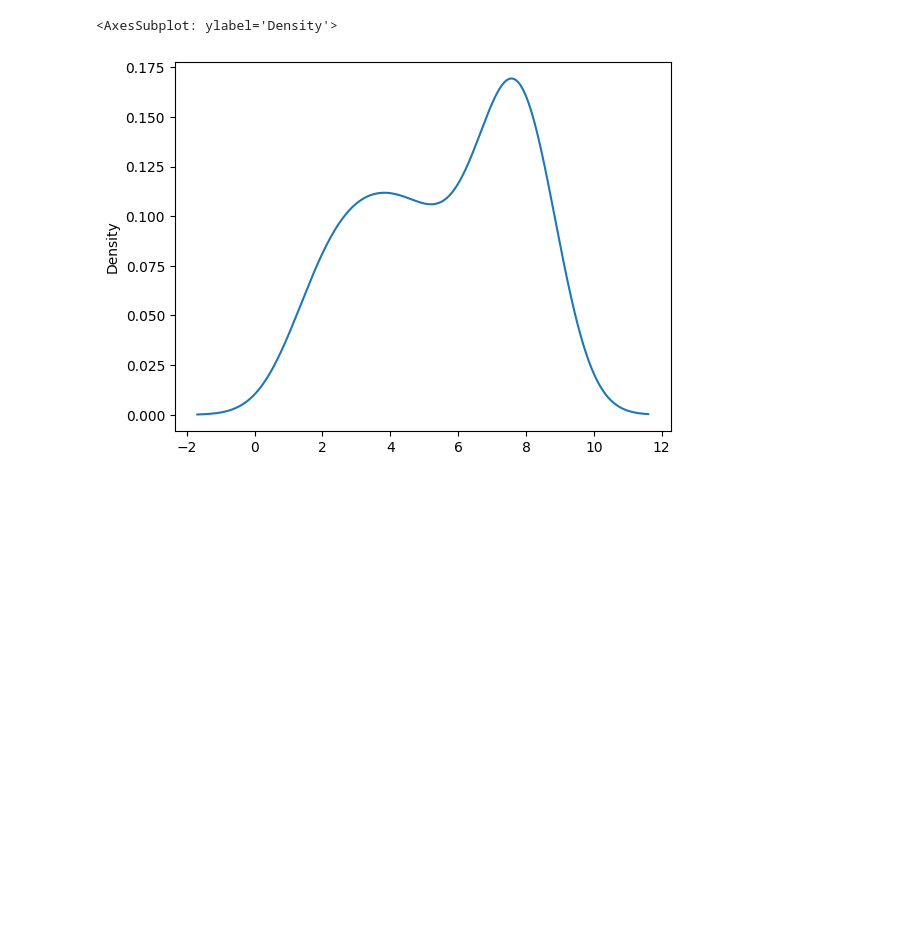
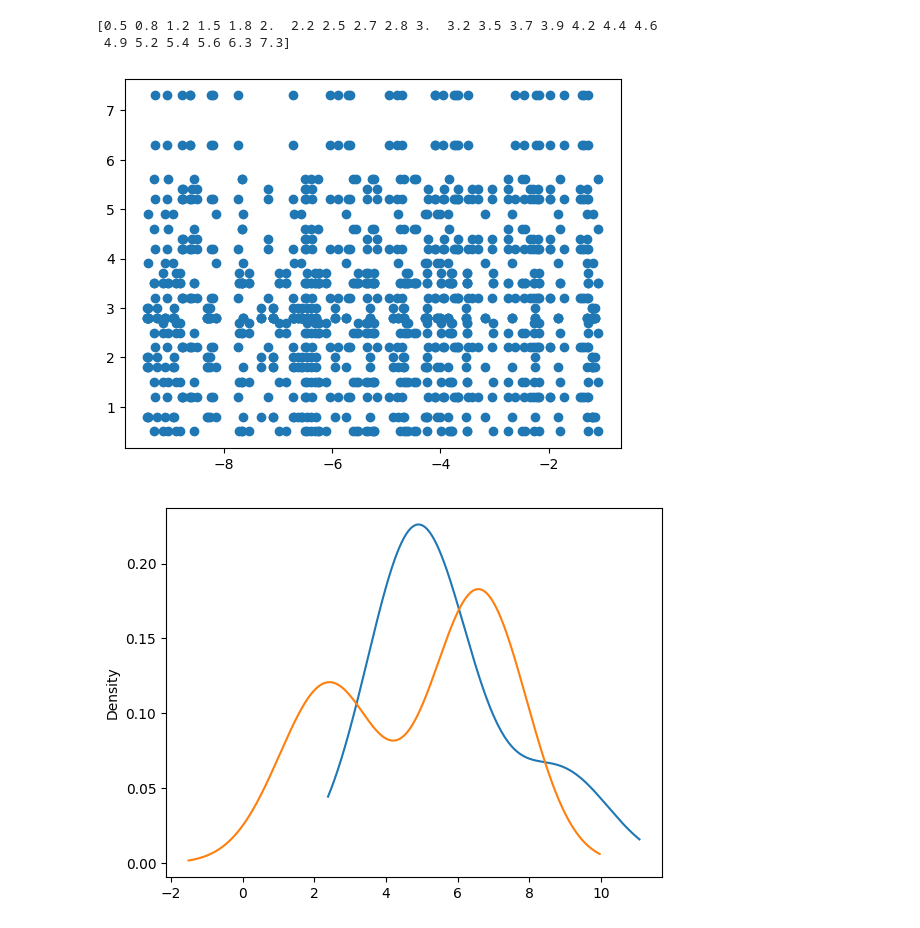
Before and after one commit to EvaniLach/AutoML, a Jupyter notebook: TPE.ipynb, the cells around one changed output. Saved outputs shown, nothing was run; the diff lists cells and outputs as text; code cells hidden in the pictures; blank space fills up the shorter version.

Commit message:
plots for tpe added

```diff
--- a/TPE.ipynb
+++ b/TPE.ipynb
@@ -204,31 +170,44 @@ tpe('bad_range')
 # %%
 # Below is an example of what the mixture of truncated gaussians looks like for the hyperparameter 'nodes_in_layer_1'
 # I warmed up and split the dataframe just like before
 # Then I used the 'normal_dist' function to construct l(x), this gives us the points of the PDF
 # Apparently dataframes have a built in plot function
 
 gamma = 0.2
 
-for i in range(30):
+for i in range(5):
     loss,configs=random_search("good_range",function_evaluations=100)
 
 hyper_parameters=pd.DataFrame(columns=["configs","loss"])
 hyper_parameters["configs"]=configs
 hyper_parameters["loss"]=loss
 
 sorted_loss_df=(hyper_parameters.sort_values(by=["loss"]))
 good_df, bad_df = good_bad(gamma, sorted_loss_df)
 
+print(sorted_loss_df["loss"].unique())
+plt.scatter(hyper_parameters["configs"].apply(pd.Series)["learning_rate"],hyper_parameters["loss"])
+plt.show()
+
 mean = np.mean(good_df['learning_rate'])
 sd = np.std(good_df['learning_rate'])
+
+mean_b = np.mean(bad_df['learning_rate'])
+sd_b = np.std(bad_df['learning_rate'])
 
 # Construct l(x)
 l_x = normal_dist(good_df['learning_rate'], mean, sd)
 # Plot PDF of l(x)
 l_x.plot(kind='density')
 
+g_x = normal_dist(bad_df['learning_rate'], mean_b, sd_b)
+# Plot PDF of l(x)
+g_x.plot(kind='density')
+plt.show()
 # The output is as expected: since it is a mixture of truncated gaussians, we do not expect the 'bell curve'.
 # We instead expect all Gaussians added together.
 # %% [output]
-<AxesSubplot: ylabel='Density'>
+[0.5 0.8 1.2 1.5 1.8 2.  2.2 2.5 2.7 2.8 3.  3.2 3.5 3.7 3.9 4.2 4.4 4.6
+ 4.9 5.2 5.4 5.6 6.3 7.3]
-[figure, old version]
+[figure, new version]
+[figure, added]
```
Also changed, not shown: parts of 4 cells of this notebook, 1 other file.
